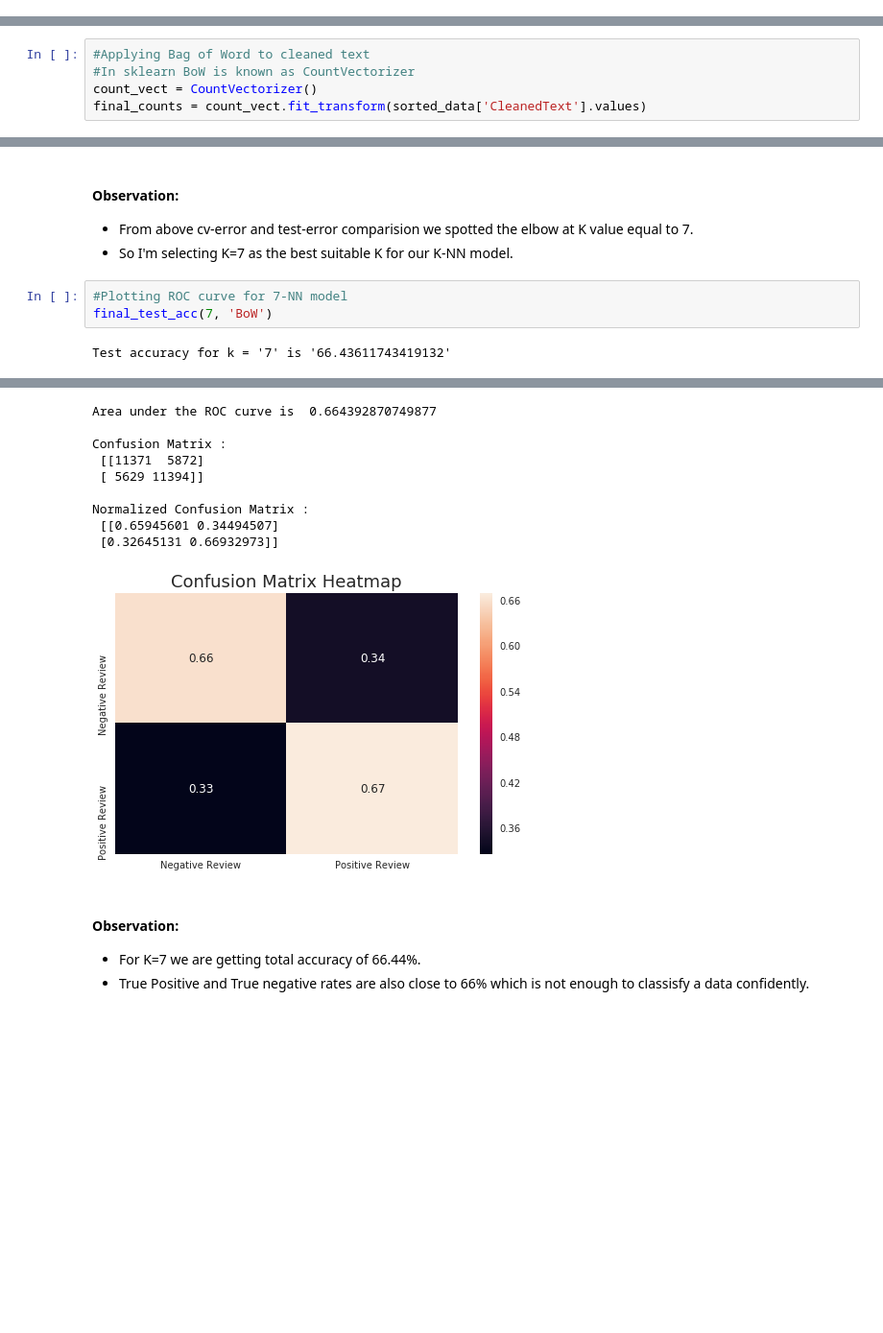
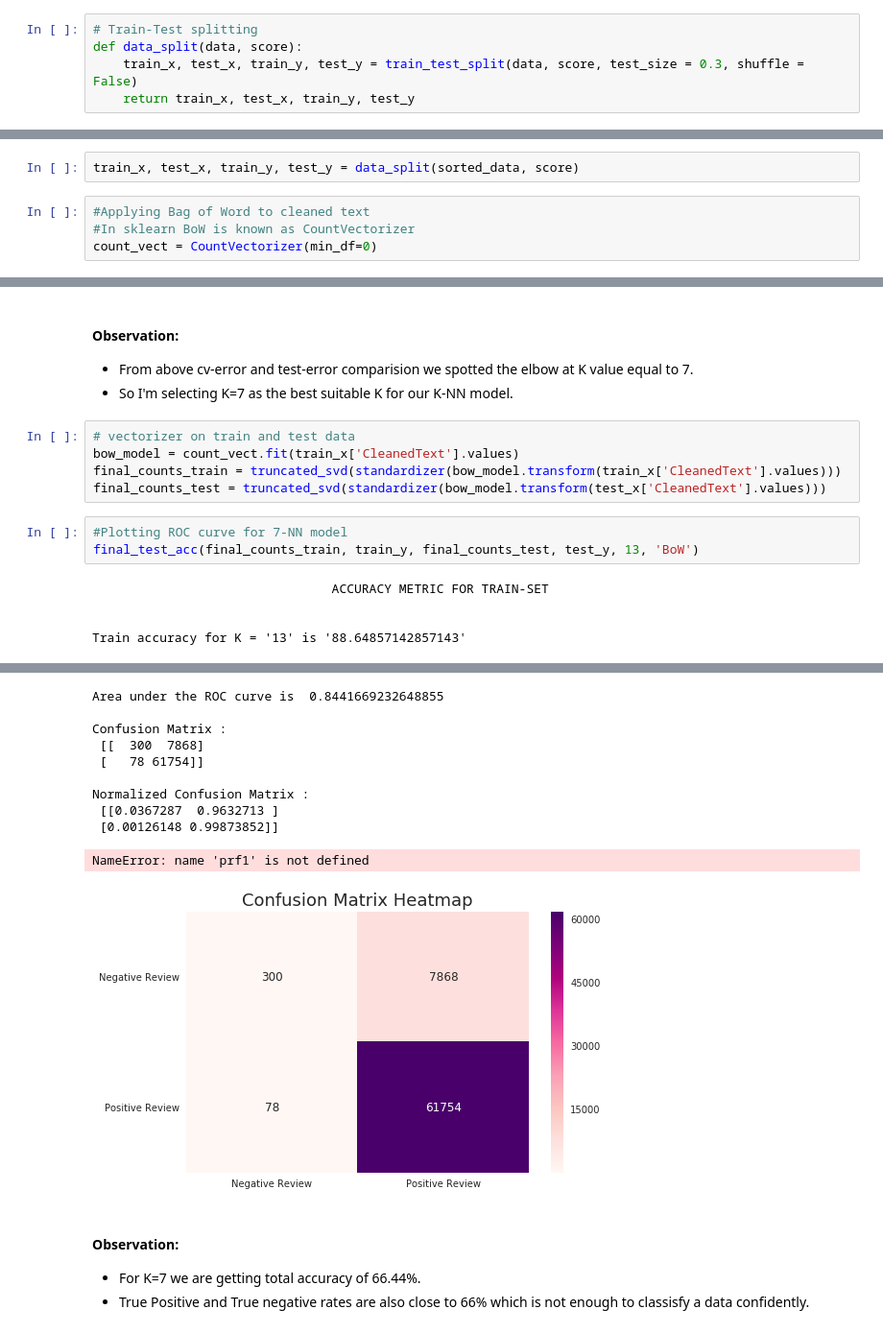
Before and after one commit to sradheya99/ML-Algorithms, a Jupyter notebook: 2.KNN/KNN_AZ.ipynb, the cells around one changed output, grey strips where cells are left out. Shown at 96% size. Saved outputs shown, nothing was run; the diff lists cells and outputs as text; blank space fills up the shorter version.

```diff
--- a/2.KNN/KNN_AZ.ipynb
+++ b/2.KNN/KNN_AZ.ipynb
@@ -155,4 +142,9 @@ sorted_data['Score'] = positiveNegative
 # %% [markdown]
 ## 5. k-NN & k-Fold Cross Validation
+# %%
+# Train-Test splitting
+def data_split(data, score):
+    train_x, test_x, train_y, test_y = train_test_split(data, score, test_size = 0.3, shuffle = False)
+    return train_x, test_x, train_y, test_y
 # %%
 #Defining K-NN on K-Folds
@@ -225,7 +269,8 @@ def final_test_acc(best_k, name):
 # %% [markdown]
 ## 6. Bag of Words (BoW)
+# %%
+train_x, test_x, train_y, test_y = data_split(sorted_data, score)
 # %%
 #Applying Bag of Word to cleaned text
 #In sklearn BoW is known as CountVectorizer
-count_vect = CountVectorizer()
-final_counts = count_vect.fit_transform(sorted_data['CleanedText'].values)
+count_vect = CountVectorizer(min_df=0)
@@ -275,8 +316,16 @@ error_comparision(cv_err_bow, test_err_bow)
 #### Observation:
 * From above cv-error and test-error comparision we spotted the elbow at K value equal to 7.
 * So I'm selecting K=7 as the best suitable K for our K-NN model.
+# %%
+# vectorizer on train and test data
+bow_model = count_vect.fit(train_x['CleanedText'].values)
+final_counts_train = truncated_svd(standardizer(bow_model.transform(train_x['CleanedText'].values)))
+final_counts_test = truncated_svd(standardizer(bow_model.transform(test_x['CleanedText'].values)))
 # %%
 #Plotting ROC curve for 7-NN model
-final_test_acc(7, 'BoW')
+final_test_acc(final_counts_train, train_y, final_counts_test, test_y, 13, 'BoW')
 # %% [output]
-Test accuracy for k = '7' is '66.43611743419132'
+                                ACCURACY METRIC FOR TRAIN-SET
+
+
+Train accuracy for K = '13' is '88.64857142857143'
@@ -284,13 +333,14 @@ Test accuracy for k = '7' is '66.43611743419132'
-Area under the ROC curve is  0.664392870749877
+Area under the ROC curve is  0.8441669232648855
 
 Confusion Matrix :
- [[11371  5872]
- [ 5629 11394]]
+ [[  300  7868]
+ [   78 61754]]
 
 Normalized Confusion Matrix :
- [[0.65945601 0.34494507]
- [0.32645131 0.66932973]]
+ [[0.0367287  0.9632713 ]
+ [0.00126148 0.99873852]]
+NameError: name 'prf1' is not defined
-[figure, old version]
+[figure, new version]
 # %% [markdown]
 #### Observation:
 * For K=7 we are getting total accuracy of 66.44%.
```
Also changed, not shown: parts of 16 cells of this notebook.
